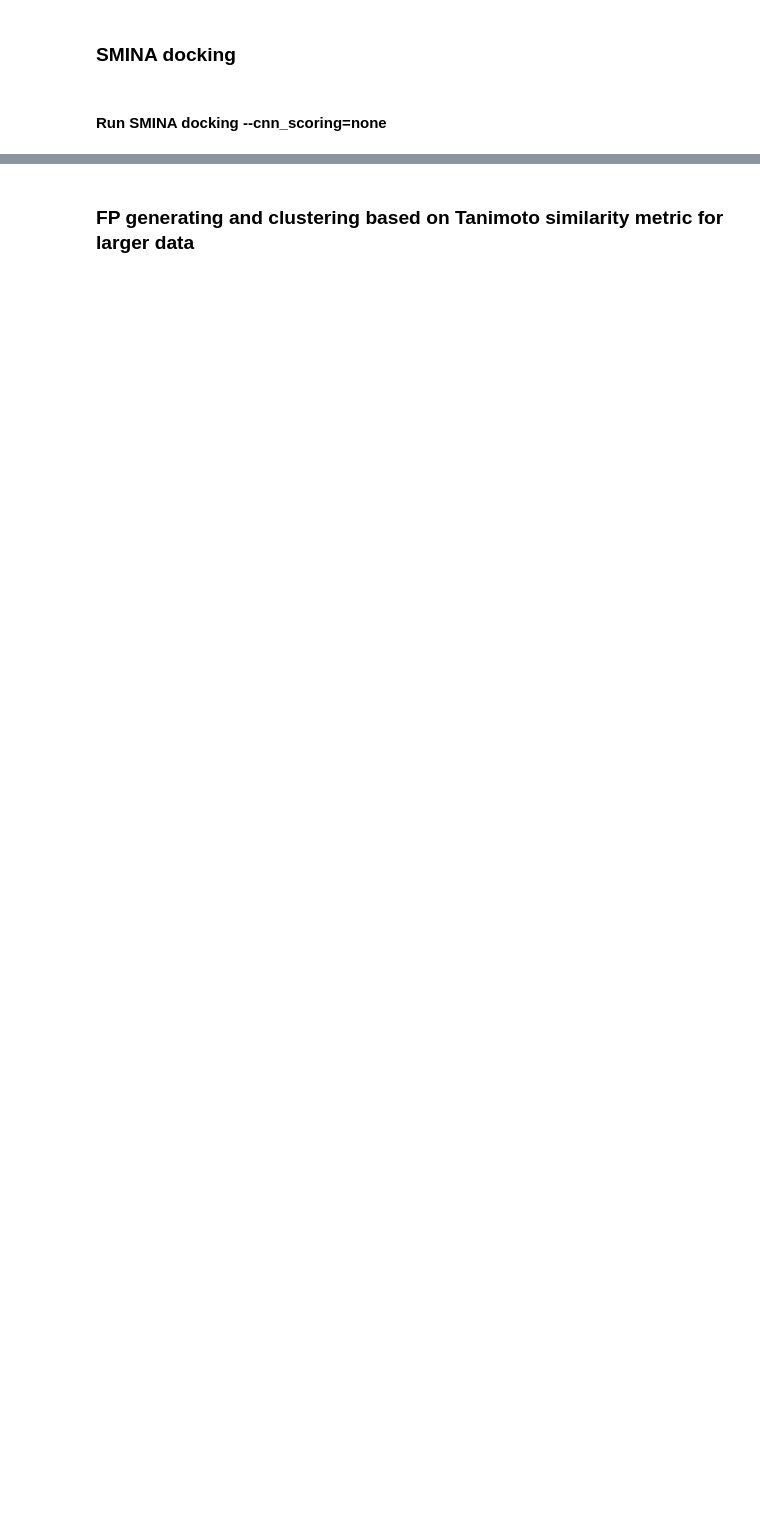
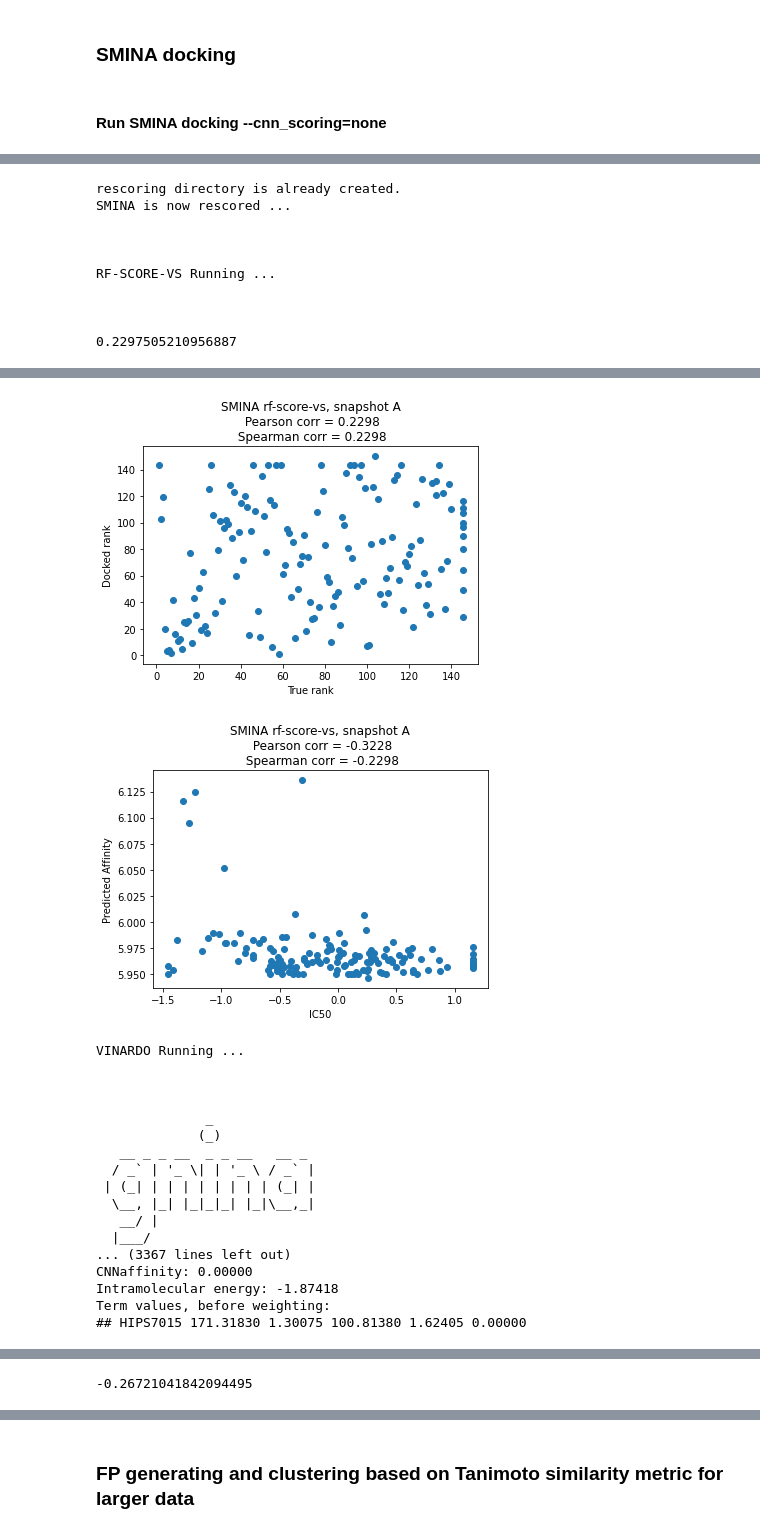
Before and after one commit to volkamerlab/MolDockLab, a Jupyter notebook: ECFT_VS_pipeline.ipynb, the cells around one changed output, grey strips where cells are left out. Saved outputs shown, nothing was run; the diff lists cells and outputs as text; code cells hidden in the pictures; blank space fills up the shorter version.

```diff
--- a/ECFT_VS_pipeline.ipynb
+++ b/ECFT_VS_pipeline.ipynb
@@ -47,0 +24,4 @@ add_negative_data()
+# %%
+data_name = 'ecft_scores'
+data_size = add_negative_data(data_name)
+print(f"Now we have loaded {data_size} molecules save in data/ligands/{data_name}.sdf, which contains negative samples.")
@@ -107,9 +74,3 @@ NameError: name 'run_diffdock' is not defined
 ### with -cnn crossdock_default2018
 # %% [markdown]
 #### Run GNINA docking
-# %%
-n_poses = "3"
-snapshot_ID = 'A'
-sdf_name = 'gnina_ecft_scores_212.sdf'
-
-gnina_docking(snapshot_ID, sdf_name, prepared_molecules, ref_file,  n_poses)
@@ -140,9 +109,3 @@ NameError: name 'gnina_results_path' is not defined
 ### SMINA docking
 # %% [markdown]
 #### Run SMINA docking --cnn_scoring=none
-# %%
-n_poses = "3"
-snapshot_ID = 'A'
-sdf_name = 'smina_ecft_scores_212.sdf'
-
-smina_docking(snapshot_ID, sdf_name, prepared_molecules, ref_file,  n_poses)
@@ -164,0 +161,14 @@ minimizedAffinity  0.323994           1.000000
+# %%
+from rescoring import rescoring_functions
+rescoring_functions(['smina', 'gnina'], ['rf-score-vs', 'vinardo', 'ad4'], snapshot_ID, data_size)
+# %% [output]
+rescoring directory is already created.
+SMINA is now rescored ...
+
+
+
+RF-SCORE-VS Running ...
+
+
+
+0.2297505210956887
@@ -164,0 +192,19 @@ minimizedAffinity  0.323994           1.000000
+[figure, added]
+[figure, added]
+VINARDO Running ...
+
+
+
+              _
+             (_)
+   __ _ _ __  _ _ __   __ _
+  / _` | '_ \| | '_ \ / _` |
+ | (_| | | | | | | | | (_| |
+  \__, |_| |_|_|_| |_|\__,_|
+   __/ |
+  |___/
+... (3367 lines left out)
+CNNaffinity: 0.00000
+Intramolecular energy: -1.87418
+Term values, before weighting:
+## HIPS7015 171.31830 1.30075 100.81380 1.62405 0.00000
@@ -164,0 +228 @@ minimizedAffinity  0.323994           1.000000
+-0.26721041842094495
```
Also changed, not shown: parts of 29 cells of this notebook, 10 other files.
